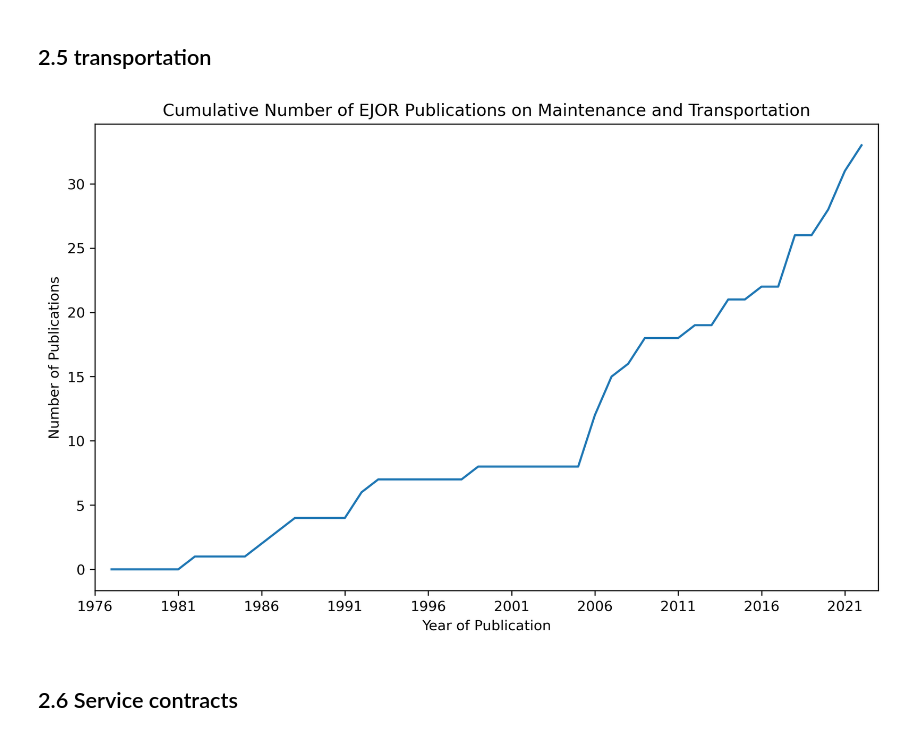
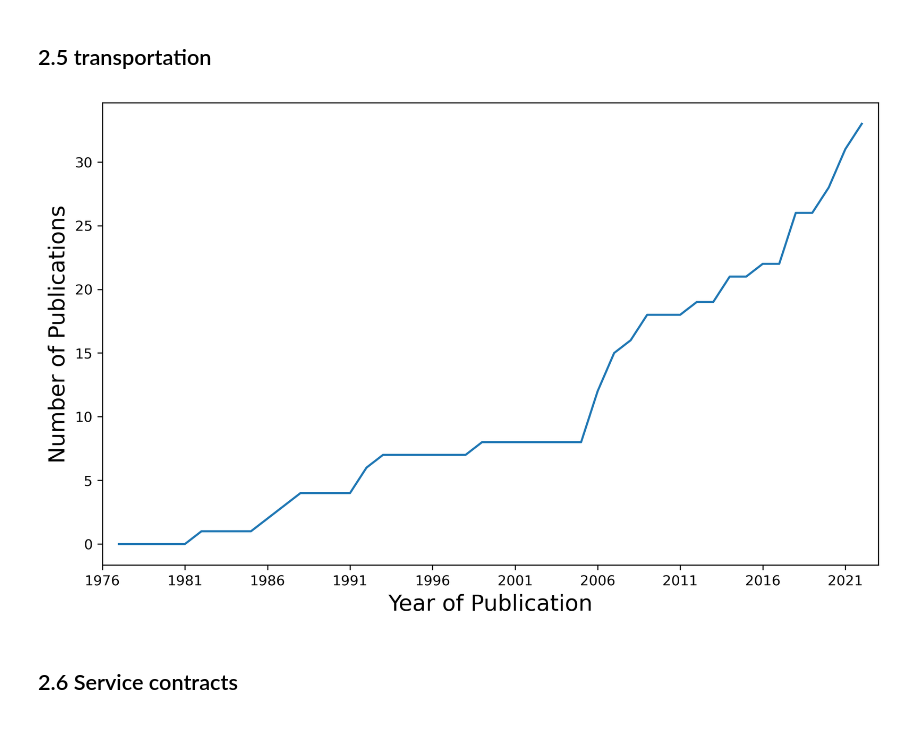
Before and after one commit to LoeysS/50yEJORMaintenance, a Jupyter notebook: 2. Analyses in Paper.ipynb, the cells around one changed output. Cells and saved outputs as stored; diff of their text form; code cells hidden in the pictures.

```diff
--- a/2. Analyses in Paper.ipynb
+++ b/2. Analyses in Paper.ipynb
@@ -33,10 +33,10 @@ stemmer = SnowballStemmer("english")
 
 pd.options.display.max_colwidth = 200
 # %%
-df = pd.read_csv(".\DATASETS\EJOR_DATABASE_ABSTRACT_KEYWORDS.csv") #all 19k papers, changed desired path
-df = df[df['Year'] <= 2022]
+df = pd.read_csv(".\DATASETS\EJOR_DATABASE_ABSTRACT_KEYWORDS_UPDATED.csv") #all 19k papers, changed desired path, with updates
+df = df[df['Year'] <= 2023]
 df['Category'] = df['Text'].apply(lambda x: "Maintenance" if stemmer.stem("maintenance") in x else "Non-Maintenance")
-df['YearDiff'] = 2023 - df['Year']
+df['YearDiff'] = 2024 - df['Year']
 df['CitedByYear'] = df['Cited by'] / df['YearDiff']
 
 contain_values_M = df[(df['Text'].str.contains(stemmer.stem('maintenance')))]
@@ -334,35 +334,35 @@ TransportationInMaintenance
 # %%
 #graph on transportation in papers about maintenance
 lookat = contain_values_M[(contain_values_M['Text'].str.contains(stemmer.stem("transportation")))]
 lookatgroup = lookat.groupby("Year")["Year"].count().to_dict()
 
 for i in range(1977,2023):
     if i not in lookatgroup:
         lookatgroup[i] = 0
 
 mykeys = list(lookatgroup.keys())
 mykeys.sort()
 sorted_lookatgroup = {i: lookatgroup[i] for i in mykeys}
 
 yearsar = list(sorted_lookatgroup.keys())
 valuesar = list(sorted_lookatgroup.values())
 
 updateddf = pd.DataFrame(data = {"Year": yearsar, "Number of Publications": valuesar})
 updateddf["Cumulative Number"] = updateddf["Number of Publications"].cumsum()
 
 plt.figure(figsize=(10, 6), dpi = 300)
 
 sns.lineplot(x="Year",y="Cumulative Number",data= updateddf)
 
-plt.xlabel("Year of Publication")
-plt.ylabel("Number of Publications")
-plt.title("Cumulative Number of EJOR Publications on Maintenance and Transportation")
+plt.xlabel("Year of Publication", fontsize = 16)
+plt.ylabel("Number of Publications", fontsize = 16)
+#plt.title("Cumulative Number of EJOR Publications on Maintenance and Transportation")
 plt.xlim(1976,2023)
 plt.xticks(range(1976,2023,5))
 
 plt.savefig(".\Graphs\CumulTransportation.jpg", format='jpeg', bbox_inches='tight')
 plt.show()
 # %% [output]
-[figure, old version]
+[figure, new version]
 # %% [markdown]
 ## 2.6 Service contracts
```
Also changed, not shown: parts of 26 cells of this notebook.
